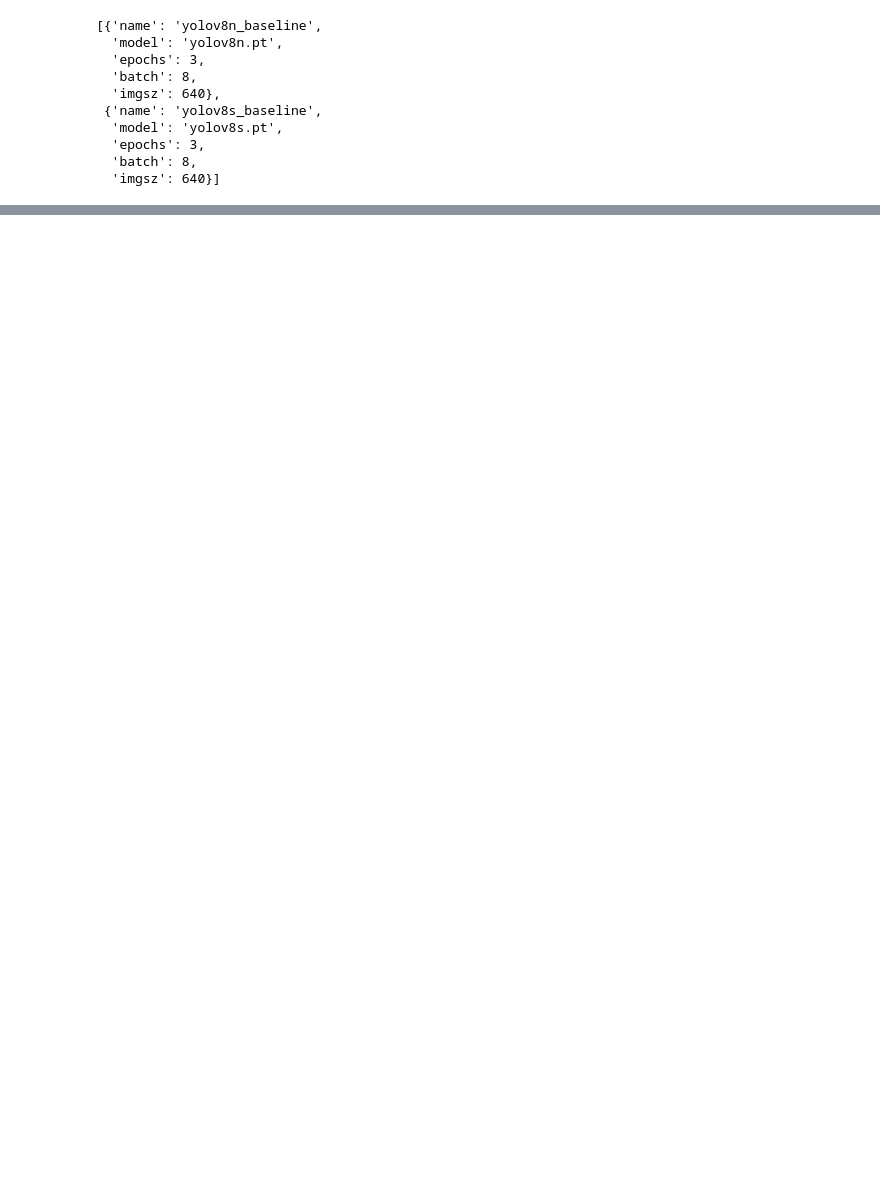
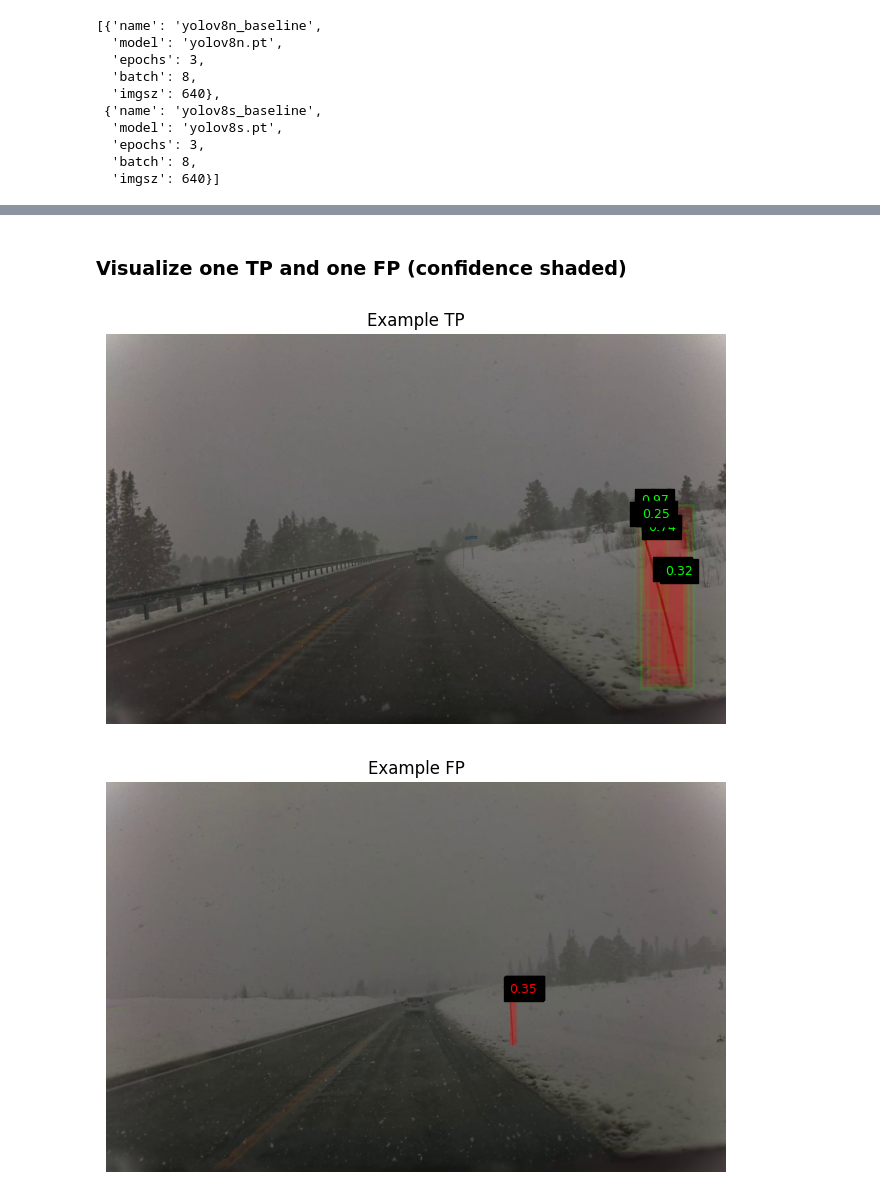
Before and after one commit to HesteBjorn/TDT17-snow-pole-detection, a Jupyter notebook: notebooks/training_exploration.ipynb, the cells around one changed output, grey strips where cells are left out. Drawn from its saved outputs; the diff is of its cells as text; code cells hidden in the pictures; blank space fills up the shorter version.

```diff
--- a/notebooks/training_exploration.ipynb
+++ b/notebooks/training_exploration.ipynb
@@ -162,0 +244,46 @@ plt.show()
+# %% [markdown]
+### Visualize one TP and one FP (confidence shaded)
+# %%
+def visualize_prediction(img_path, pred, title, edgecolor='cyan'):
+    img = plt.imread(img_path)
+    h, w = img.shape[:2]
+    fig, ax = plt.subplots(figsize=(8,6))
+    ax.imshow(img)
+    if pred.boxes is not None:
+        xywhn = pred.boxes.xywhn.cpu().numpy()
+        confs = pred.boxes.conf.cpu().numpy()
+        for (cx, cy, bw, bh), c in zip(xywhn, confs):
+            cx_px, cy_px = cx * w, cy * h
+            bw_px, bh_px = bw * w, bh * h
+            x0, y0 = cx_px - bw_px/2, cy_px - bh_px/2
+            alpha = min(max(c, 0.1), 1.0)
+            rect = plt.Rectangle((x0, y0), bw_px, bh_px, linewidth=2, edgecolor=edgecolor, facecolor='red', alpha=0.15*alpha)
+            ax.add_patch(rect)
+            ax.text(x0, y0-2, f'{c:.2f}', color=edgecolor, fontsize=9, backgroundcolor='black')
+    ax.set_title(title)
+    ax.axis('off')
+    plt.show()
+
+# Pick best TP and best FP by confidence
+tp_row = pred_df[pred_df['hit']].sort_values('conf', ascending=False).head(1)
+fp_row = pred_df[~pred_df['hit']].sort_values('conf', ascending=False).head(1)
+
+def _get_pred_for_image(path_str):
+    if path_str in sample_imgs:
+        return pred_results[sample_imgs.index(path_str)]
+    return None
+
+if not tp_row.empty:
+    img_path = tp_row.iloc[0]['image_path']
+    pred = _get_pred_for_image(img_path)
+    if pred is not None:
+        visualize_prediction(img_path, pred, title='Example TP', edgecolor='lime')
+
+if not fp_row.empty:
+    img_path = fp_row.iloc[0]['image_path']
+    pred = _get_pred_for_image(img_path)
+    if pred is not None:
+        visualize_prediction(img_path, pred, title='Example FP', edgecolor='red')
+# %% [output]
+[figure, added]
+[figure, added]
```
Also changed, not shown: parts of 22 cells of this notebook.
